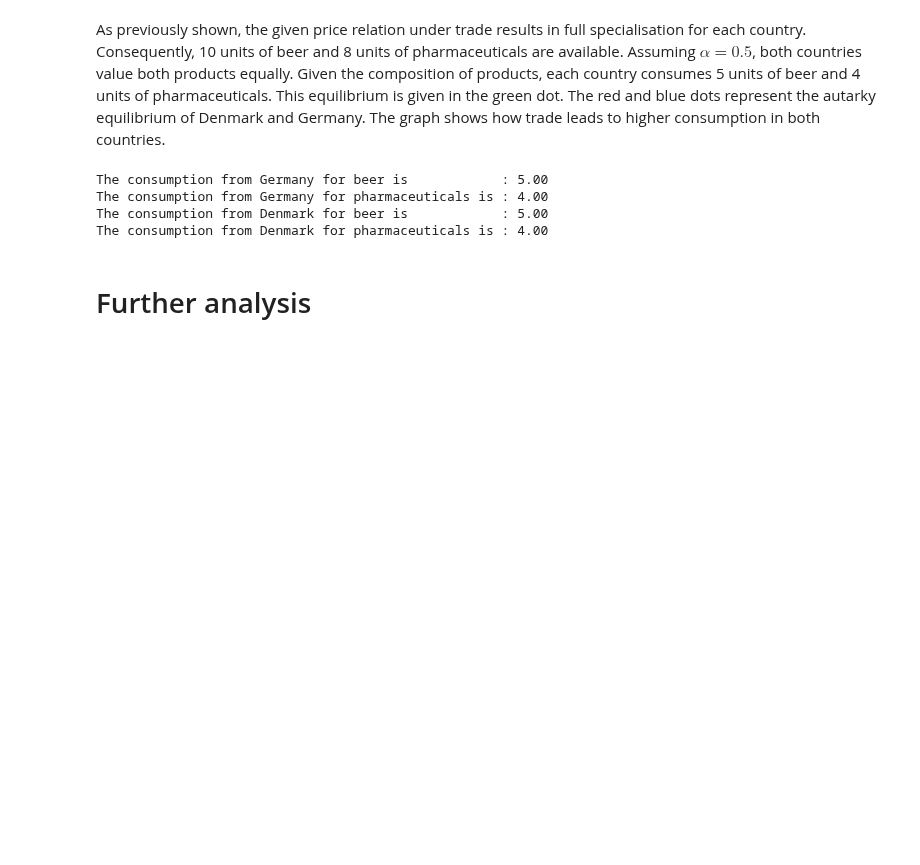
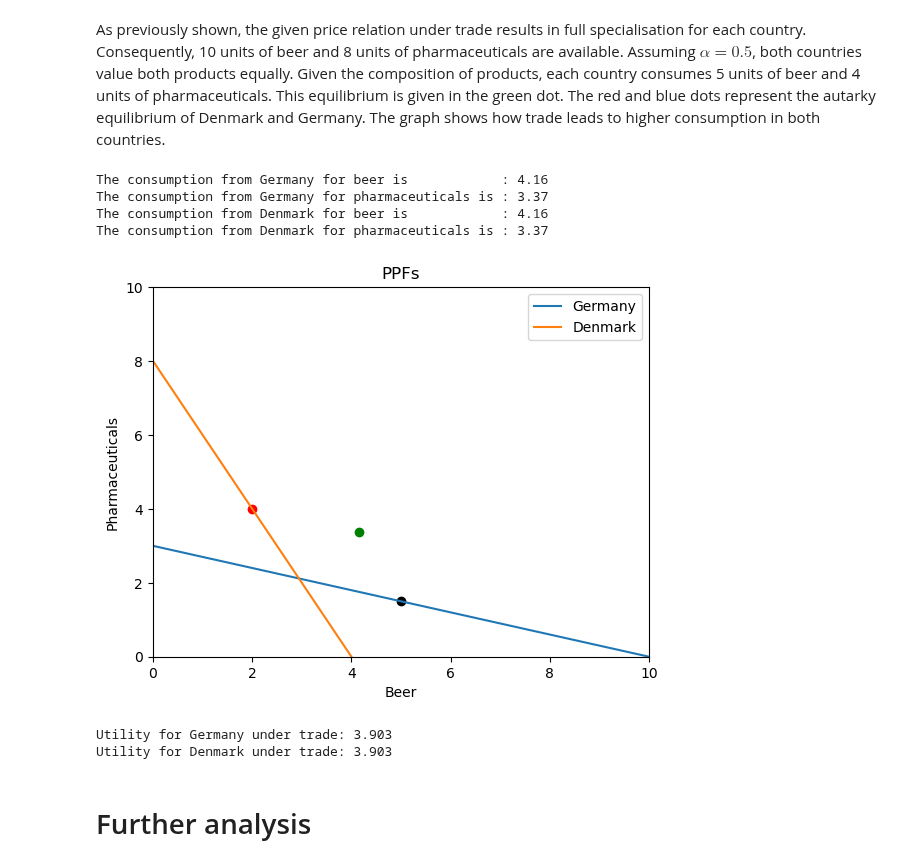
Before and after one commit to NumEconCopenhagen/projects-2023-mes, a Jupyter notebook: modelproject/modelproject.ipynb, the cells around one changed output. Cells and saved outputs as stored; diff of their text form; code cells hidden in the pictures; blank space fills up the shorter version.

```diff
--- a/modelproject/modelproject.ipynb
+++ b/modelproject/modelproject.ipynb
@@ -354,9 +339,6 @@ As previously shown, the given price relation under trade results in full specia
 # %%
 # Building a solver for the trade problem
 
-from scipy import optimize
-
-# Define the utility functions
 # Define the utility function
 def utility_world(x, alpha):
     c1_DE = x[0]
@@ -394,7 +376,7 @@ def incomeconstraint_2(x):
 
 # Set up
 # set up the parameters
-alpha = 0.5
+alpha = 0.7
 a1_DE = 10
 a2_DK = 8
 I_DE = 9
@@ -417,7 +399,6 @@ x0 = (1, 1, 1, 1)
 # Call the solver
 result = optimize.minimize(utility_world, x0, args=(alpha,), method='SLSQP', bounds=bounds, constraints=[prodconst_1, prodconst_2, incconst_1, incconst_2])
 
-
 # unpack solutions
 c1_Germany = result.x[0]
 c2_Germany = result.x[1]
@@ -430,10 +411,67 @@ print(f'The consumption from Germany for pharmaceuticals is : {c2_Germany:.2f}')
 print(f'The consumption from Denmark for beer is            : {c1_Denmark:.2f}')
 print(f'The consumption from Denmark for pharmaceuticals is : {c2_Denmark:.2f}')
 # %% [output]
-The consumption from Germany for beer is            : 5.00
-The consumption from Germany for pharmaceuticals is : 4.00
-The consumption from Denmark for beer is            : 5.00
-The consumption from Denmark for pharmaceuticals is : 4.00
+The consumption from Germany for beer is            : 4.16
+The consumption from Germany for pharmaceuticals is : 3.37
+The consumption from Denmark for beer is            : 4.16
+The consumption from Denmark for pharmaceuticals is : 3.37
+# %%
+# Define the parameters
+a1_g = 10
+a2_g = 3
+a1_d = 4
+a2_d = 8
+
+# Create the plot
+    # Plots both PPFs with optimal points in autarky and trade
+def ppf_plot_trade(a1_d, a2_d, a1_g, a2_g):
+    # points in German ppf
+    x1 = [a1_g, 0]
+    y1 = [0, a2_g]
+
+    # points in Danish ppf
+    x2 = [a1_d, 0]
+    y2 = [0, a2_d]
+
+     # Plotting the lines
+    plt.plot(x1, y1, label='Germany')
+    plt.plot(x2, y2, label='Denmark')
+
+    # Adding labels and title
+    plt.xlabel('Beer')
+    plt.ylabel('Pharmaceuticals')
+    plt.title('PPFs')
+    plt.xlim(0, 10)
+    plt.ylim(0, 10)
+
+    # add autarky equlibrium points Germany
+    plt.scatter(5, 1.5, color='black')
+
+    # add autarky equlibrium points Denmarl
+    plt.scatter(2, 4, color='red')
+
+    # add the trade equlibirum
+    plt.scatter(c1_Germany, c2_Germany, color='green')
+
+    # Adding a legend
+    plt.legend()
+
+     # Displaying the plot
+    plt.show()
+
+ppf_plot_trade(a1_d, a2_d, a1_g, a2_g)
+
+# Calculating the utility for Germany
+utility_trade = model.utility([c1_Germany, c2_Germany], alpha)
+print(f"Utility for Germany under trade: {utility_trade:.3f}")
+
+# Calculating the utility for Denmark
+utility_trade = model.utility([c1_Denmark, c2_Denmark], alpha)
+print(f"Utility for Denmark under trade: {utility_trade:.3f}")
+# %% [output]
+[figure, added]
+Utility for Germany under trade: 3.903
+Utility for Denmark under trade: 3.903
 # %% [markdown]
 # Further analysis
 # %% [markdown]
```
Also changed, not shown: parts of 6 cells of this notebook.
